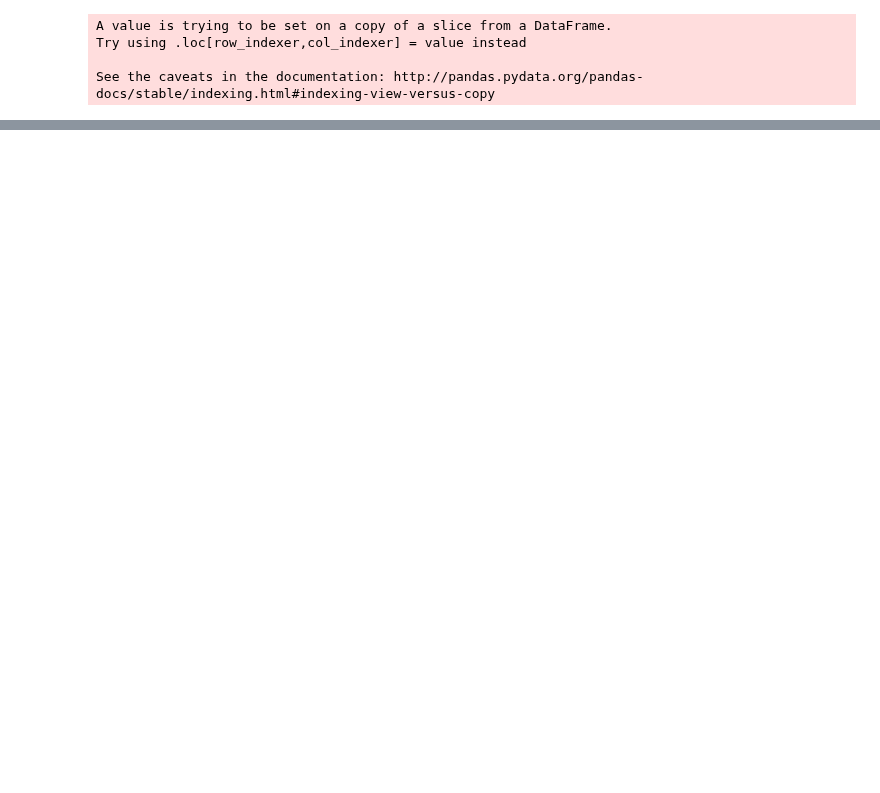
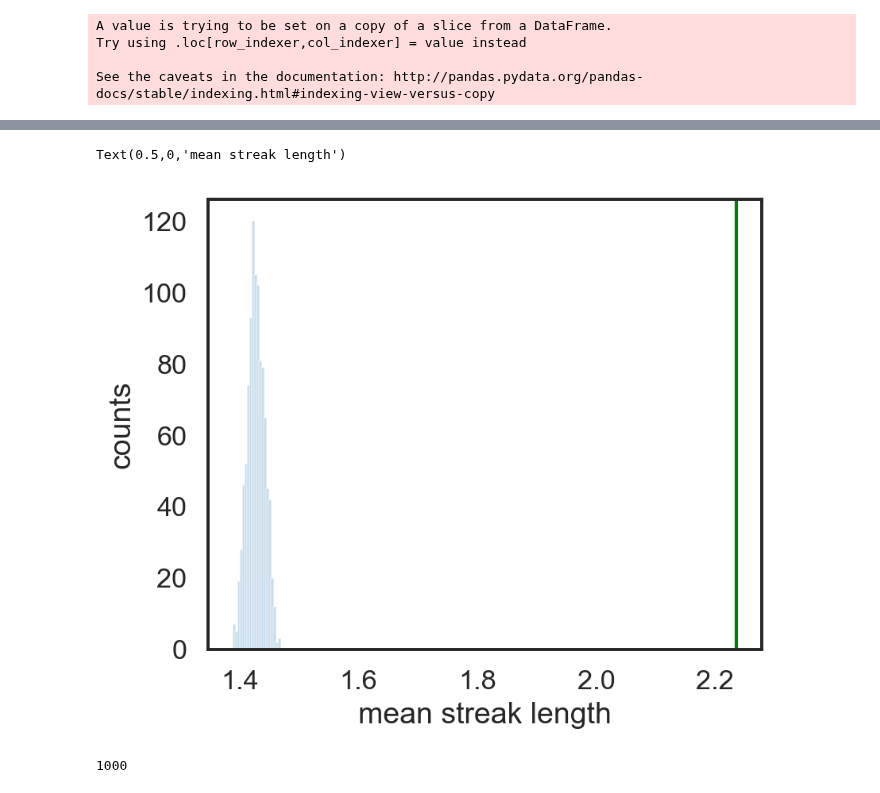
Before and after one commit to cogtoolslab/semantic_parts, a Jupyter notebook: analysis/kushinm/svg_annotation_analysis.ipynb, the cells around one changed output, grey strips where cells are left out. Saved outputs shown, nothing was run; the diff lists cells and outputs as text; code cells hidden in the pictures; blank space fills up the shorter version.

Commit message:
analysis code for transisition matrices and streak_length analysis

```diff
--- a/analysis/kushinm/svg_annotation_analysis.ipynb
+++ b/analysis/kushinm/svg_annotation_analysis.ipynb
@@ -698,0 +727,10 @@ D.to_csv(os.path.join(results_dir,'svg_annotations_{}.csv'.format(dataset)))
+# %%
+#Iterating over all sketches to get mean streakiness for each sketch_id
+
+streak_mean_list=[]
+for sketch in np.unique(stroke_df_lite['sketch_id']):
+    streak_mean_list.append(get_mean_streak(sketch))
+# %%
+#calculating a 'ground-truth' mean streakiness for our entire dataset
+gt_streak_mean=np.mean(streak_mean_list)
+gt_streak_mean
@@ -698,0 +739,9 @@ D.to_csv(os.path.join(results_dir,'svg_annotations_{}.csv'.format(dataset)))
+# %%
+# difference dist
+mean_streak_diff_list=[]
+
+for i in range(1000):
+    this_round_streak=[] #should be 369 long at the end of each iteration
+    for sketch in np.unique(stroke_df_lite['sketch_id']):
+        this_round_streak.append(get_scramble_mean_streak(sketch))
+    mean_streak_diff_list.append(gt_streak_mean-np.mean(this_round_streak))
@@ -698,0 +750,8 @@ D.to_csv(os.path.join(results_dir,'svg_annotations_{}.csv'.format(dataset)))
+# %%
+scrambled_streak_mean_list=[] #should be 1000 long for each round of scrambling
+
+for i in range(1000):
+    this_round_streak=[] #should be 369 long at the end of each iteration
+    for sketch in np.unique(stroke_df_lite['sketch_id']):
+        this_round_streak.append(get_scramble_mean_streak(sketch))
+    scrambled_streak_mean_list.append(np.mean(this_round_streak))
@@ -698,0 +792,16 @@ D.to_csv(os.path.join(results_dir,'svg_annotations_{}.csv'.format(dataset)))
+# %%
+fig,ax=plt.subplots(1, 1, figsize = (6, 5), dpi=150)
+#plt.hist(scrambled_streak_mean_list, bins=12,align='left')
+sns.distplot(scrambled_streak_mean_list,kde=False)
+plt.axvline(gt_streak_mean, color='green', linestyle='solid', linewidth=2)
+
+plt.title('')
+plt.ylabel('counts')
+plt.xlabel('mean streak length')
+# %% [output]
+Text(0.5,0,'mean streak length')
+[figure, added]
+# %%
+sum(i < gt_streak_mean for i in scrambled_streak_mean_list)
+# %% [output]
+1000
```
Also changed, not shown: parts of 50 cells of this notebook.
